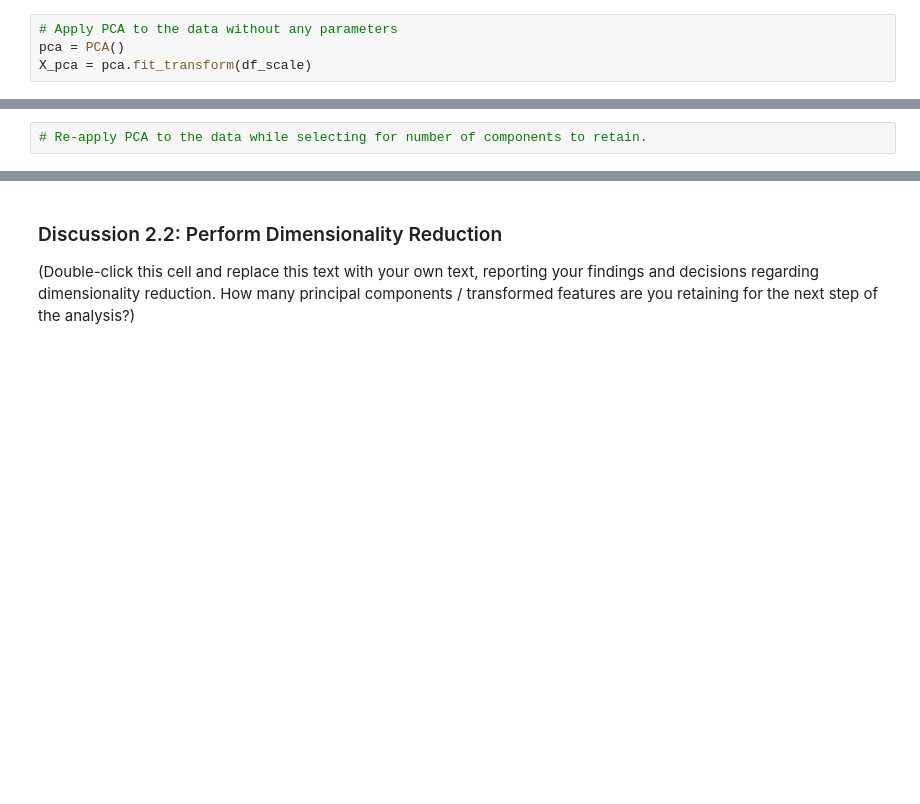
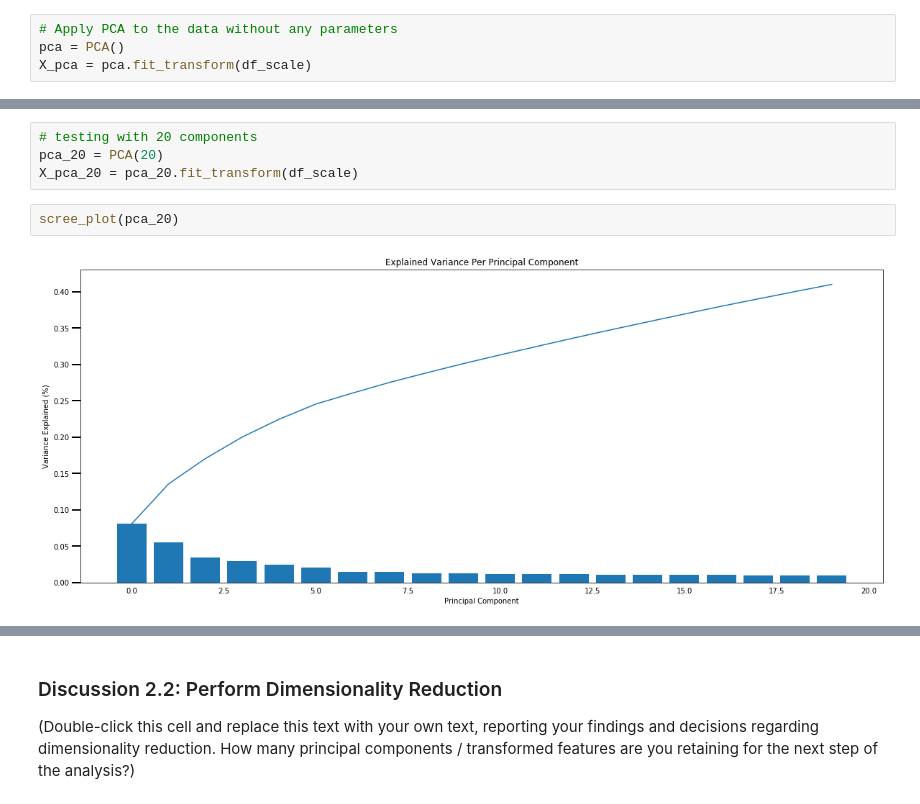
Before and after one commit to marooned20/identify-customer-segments, a Jupyter notebook: Identify_Customer_Segments.ipynb, the cells around one changed output, grey strips where cells are left out. Drawn from its saved outputs; the diff is of its cells as text; blank space fills up the shorter version.

```diff
--- a/Identify_Customer_Segments.ipynb
+++ b/Identify_Customer_Segments.ipynb
@@ -687,2 +718,8 @@ X_pca = pca.fit_transform(df_scale)
-# %%
-# Re-apply PCA to the data while selecting for number of components to retain.
+# %%
+# testing with 20 components
+pca_20 = PCA(20)
+X_pca_20 = pca_20.fit_transform(df_scale)
+# %%
+scree_plot(pca_20)
+# %% [output]
+[figure, added]
```
Also changed, not shown: parts of 3 cells of this notebook, 1 other file.
